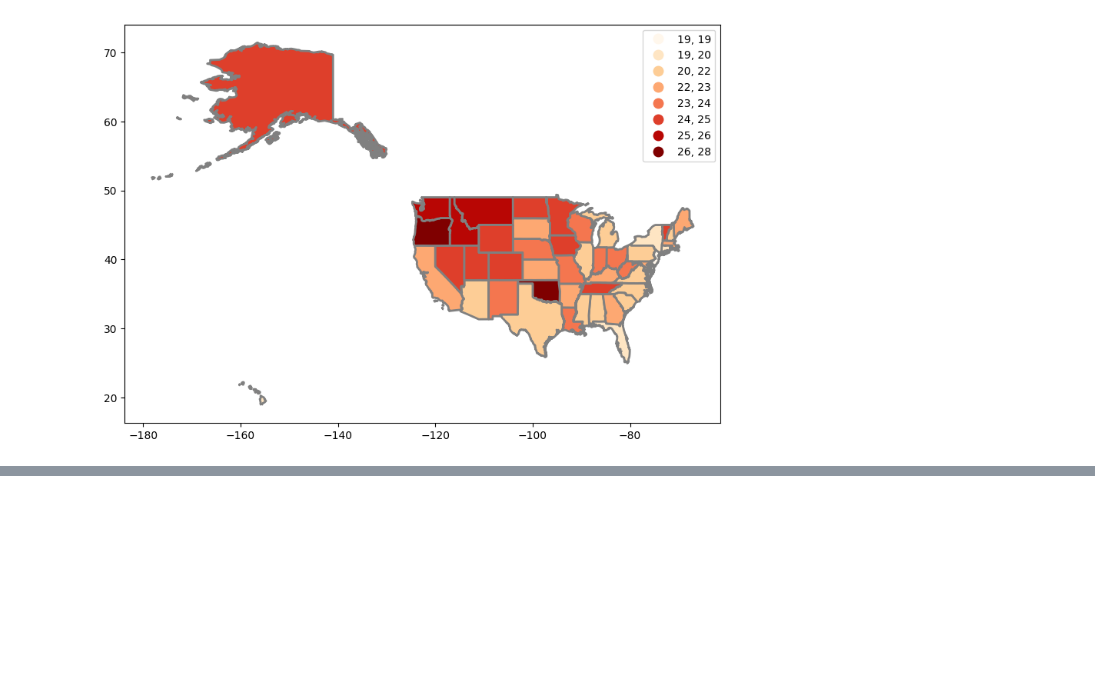
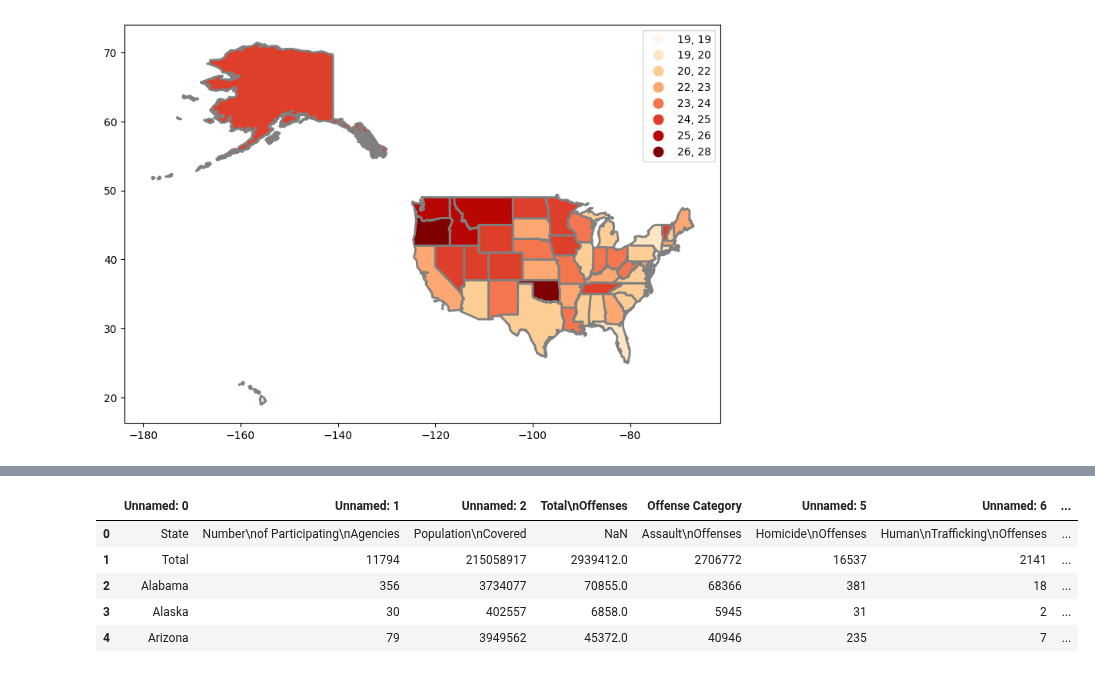
Before and after one commit to gauravshetty98/Analyzing-Statewise-Substance-Abuse-And-Its-Correalation, a Jupyter notebook: map_ps0.ipynb, the cells around one changed output, grey strips where cells are left out. Saved outputs shown, nothing was run; the diff lists cells and outputs as text; code cells hidden in the pictures; blank space fills up the shorter version.

Commit message:
Added crime dataset

```diff
--- a/map_ps0.ipynb
+++ b/map_ps0.ipynb
@@ -410,0 +513,13 @@ mental_health_map.plot(figsize=(10,12),column='18+',legend=True,cmap='OrRd',sche
+# %%
+crime_against_person = pd.read_excel("Crimes_Against_Persons_Offenses_Offense_Category_by_State_2021.xlsx",skiprows = [0,1,2,3])
+crime_against_property = pd.read_excel("Crimes_Against_Property_Offenses_Offense_Category_by_State_2021.xlsx",skiprows = [0,1,2,3])
+crime_against_society = pd.read_excel("Crimes_Against_Society_Offenses_Offense_Category_by_State_2021.xlsx",skiprows = [0,1,2,3])
+# %%
+crime_against_person.head()
+# %% [output]
+|  | Unnamed: 0 | Unnamed: 1 | Unnamed: 2 | Total\nOffenses | Offense Category | Unnamed: 5 | Unnamed: 6 | ... |
+| 0 | State | Number\nof Participating\nAgencies | Population\nCovered | NaN | Assault\nOffenses | Homicide\nOffenses | Human\nTrafficking\nOffenses | ... |
+| 1 | Total | 11794 | 215058917 | 2939412.0 | 2706772 | 16537 | 2141 | ... |
+| 2 | Alabama | 356 | 3734077 | 70855.0 | 68366 | 381 | 18 | ... |
+| 3 | Alaska | 30 | 402557 | 6858.0 | 5945 | 31 | 2 | ... |
+| 4 | Arizona | 79 | 3949562 | 45372.0 | 40946 | 235 | 7 | ... |
```
Also changed, not shown: parts of 23 cells of this notebook.
